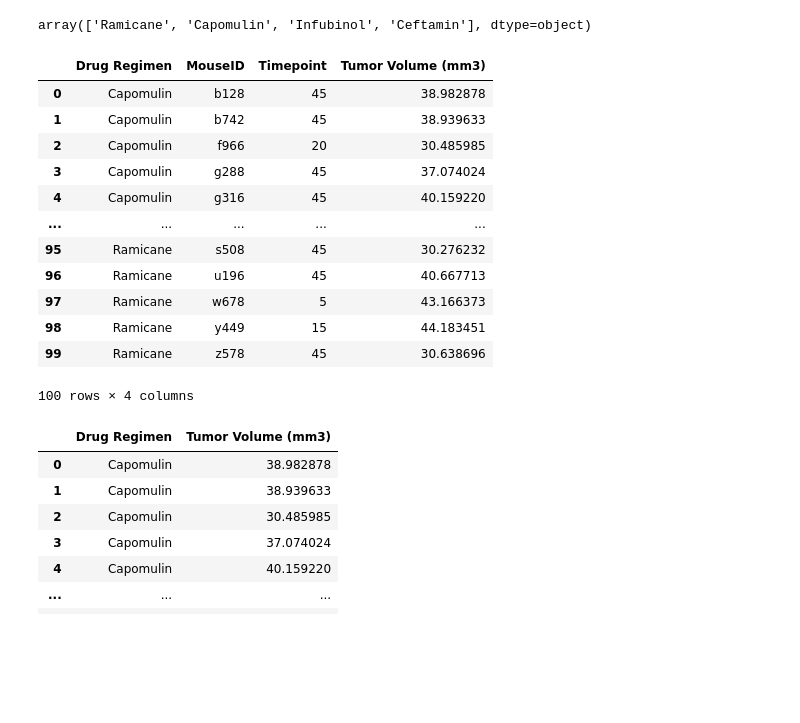
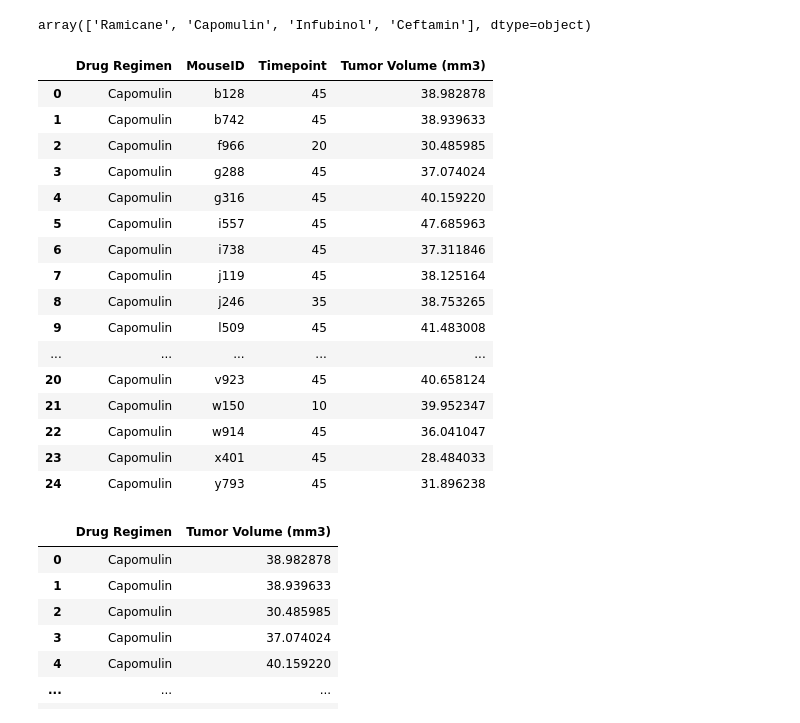
Before and after one commit to CarmenK2/Matplotlib-homework, a Jupyter notebook: pymaceuticals_starter.ipynb, the cells around one changed output. Cells and saved outputs as stored; diff of their text form; code cells hidden in the pictures; blank space fills up the shorter version.

```diff
--- a/pymaceuticals_starter.ipynb
+++ b/pymaceuticals_starter.ipynb
@@ -632,21 +632,25 @@ array(['Ramicane', 'Capomulin', 'Infubinol', 'Ceftamin'], dtype=object)
 # %%
 Tumor_Volume_df = Four_Drugs_df.groupby(['Drug Regimen','MouseID'])[['Timepoint','Tumor Volume (mm3)']].last()
 Tumor_Volume_df = Tumor_Volume_df.reset_index()
-Tumor_Volume_df
+Tumor_Volume_df.head(25)
 # %% [output]
 |  | Drug Regimen | MouseID | Timepoint | Tumor Volume (mm3) |
 | 0 | Capomulin | b128 | 45 | 38.982878 |
 | 1 | Capomulin | b742 | 45 | 38.939633 |
 | 2 | Capomulin | f966 | 20 | 30.485985 |
 | 3 | Capomulin | g288 | 45 | 37.074024 |
 | 4 | Capomulin | g316 | 45 | 40.159220 |
+| 5 | Capomulin | i557 | 45 | 47.685963 |
+| 6 | Capomulin | i738 | 45 | 37.311846 |
+| 7 | Capomulin | j119 | 45 | 38.125164 |
+| 8 | Capomulin | j246 | 35 | 38.753265 |
+| 9 | Capomulin | l509 | 45 | 41.483008 |
 | ... | ... | ... | ... | ... |
-| 95 | Ramicane | s508 | 45 | 30.276232 |
-| 96 | Ramicane | u196 | 45 | 40.667713 |
-| 97 | Ramicane | w678 | 5 | 43.166373 |
-| 98 | Ramicane | y449 | 15 | 44.183451 |
-| 99 | Ramicane | z578 | 45 | 30.638696 |
+| 20 | Capomulin | v923 | 45 | 40.658124 |
+| 21 | Capomulin | w150 | 10 | 39.952347 |
+| 22 | Capomulin | w914 | 45 | 36.041047 |
+| 23 | Capomulin | x401 | 45 | 28.484033 |
+| 24 | Capomulin | y793 | 45 | 31.896238 |
-100 rows × 4 columns
 # %%
 Tumor_Volume_df[["Drug Regimen","Tumor Volume (mm3)"]]
 # %% [output]
```
Also changed, not shown: parts of 14 cells of this notebook.
